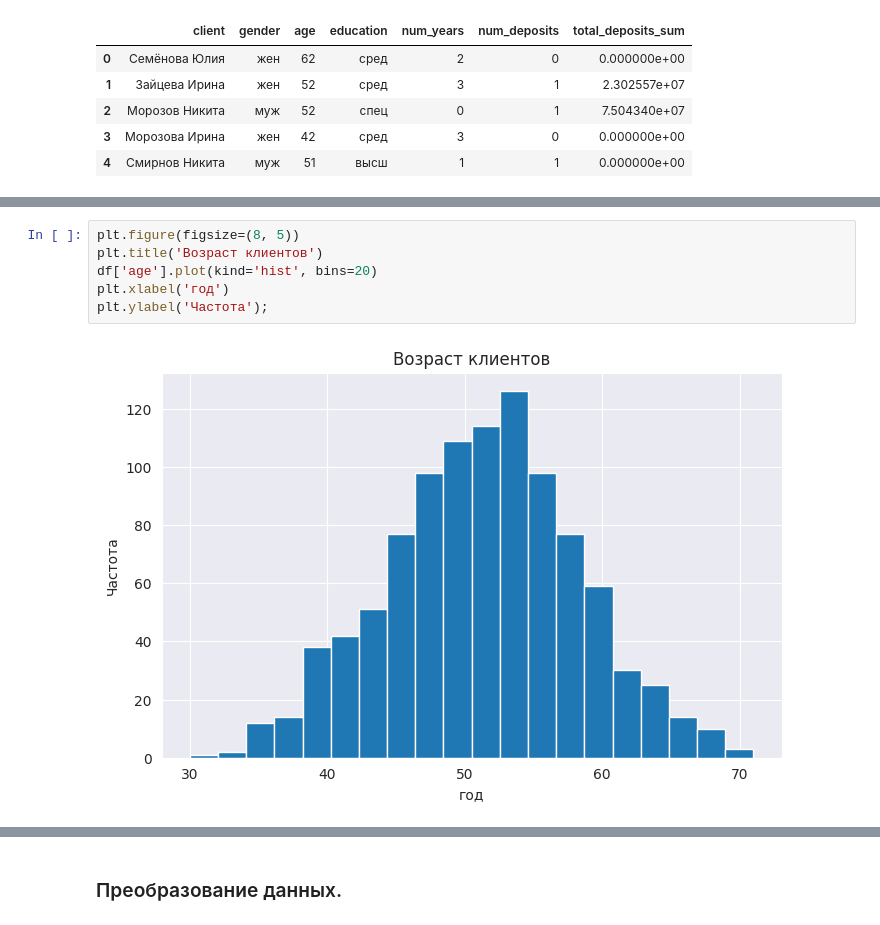
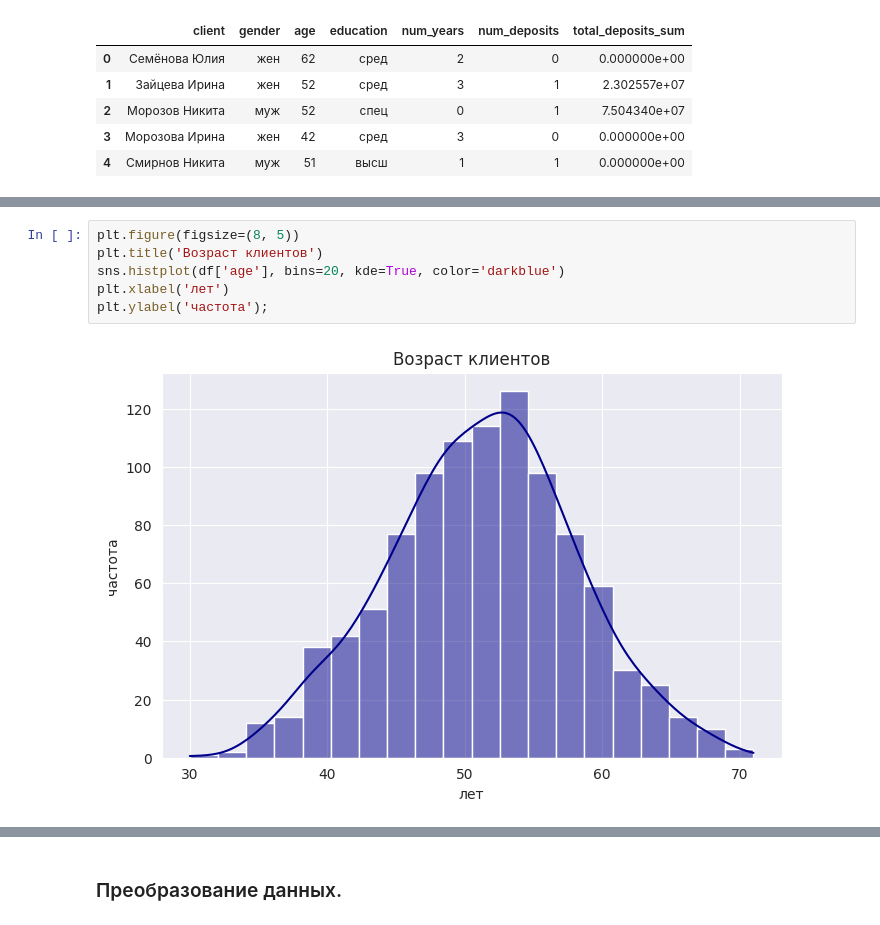
Before and after one commit to luckyme410/segment_EMC, a Jupyter notebook: segmentation.ipynb, the cells around one changed output, grey strips where cells are left out. Saved outputs shown, nothing was run; the diff lists cells and outputs as text.

```diff
--- a/segmentation.ipynb
+++ b/segmentation.ipynb
@@ -170,11 +170,11 @@ plt.xlabel('');
 # %%
 plt.figure(figsize=(8, 5))
 plt.title('Возраст клиентов')
-df['age'].plot(kind='hist', bins=20)
-plt.xlabel('год')
-plt.ylabel('Частота');
+sns.histplot(df['age'], bins=20, kde=True, color='darkblue')
+plt.xlabel('лет')
+plt.ylabel('частота');
 # %% [output]
-[figure, old version]
+[figure, new version]
 # %%
 # образование:
 plt.figure(figsize=(5, 4))
```
Also changed, not shown: parts of 14 cells of this notebook.
